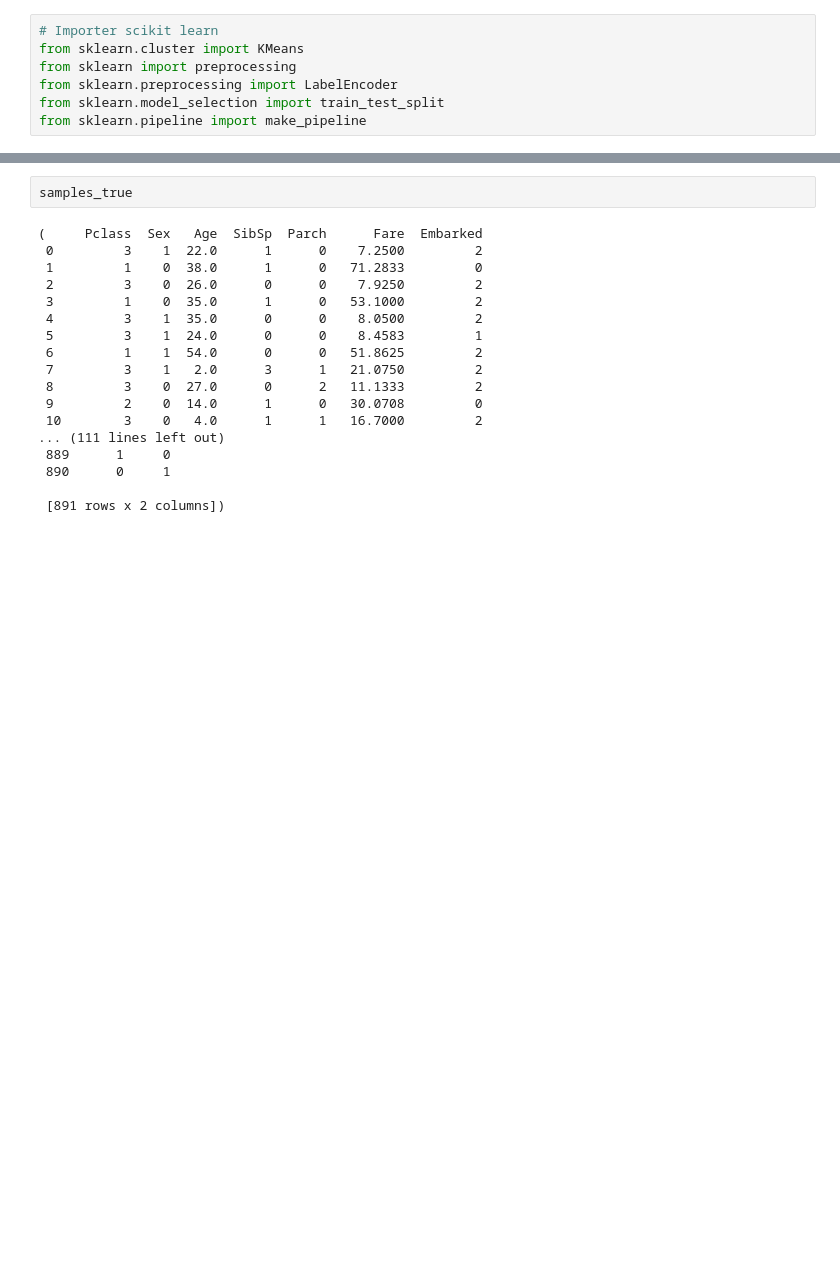
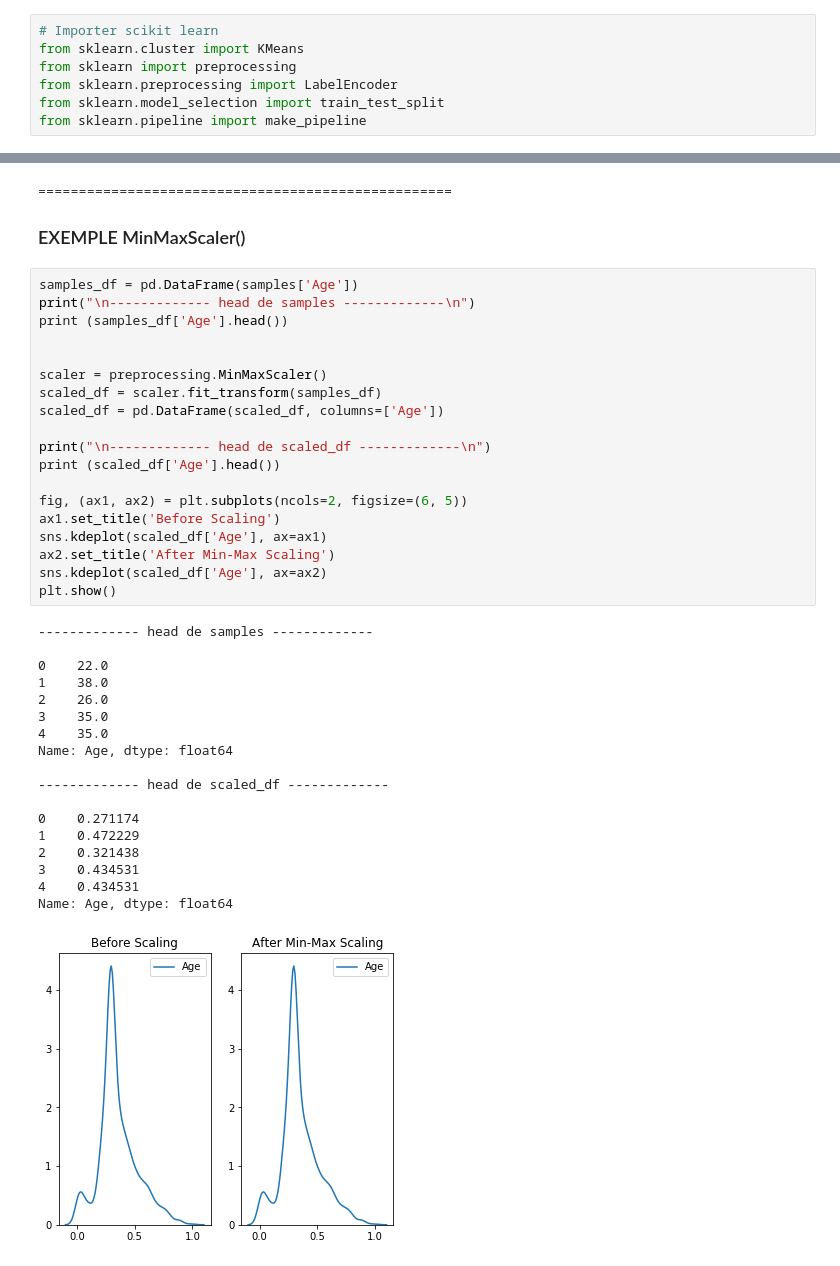
Before and after one commit to sebbsnow/exploratory-data-analysis-with-python, a Jupyter notebook: exploratory-data-analysis-with-python.ipynb, the cells around one changed output, grey strips where cells are left out. Cells and saved outputs as stored; diff of their text form; blank space fills up the shorter version.

```diff
--- a/exploratory-data-analysis-with-python.ipynb
+++ b/exploratory-data-analysis-with-python.ipynb
@@ -923,20 +916,41 @@ Name: Age, Length: 891, dtype: float64
-# %%
-samples_true
-# %% [output]
-(     Pclass  Sex   Age  SibSp  Parch      Fare  Embarked
- 0         3    1  22.0      1      0    7.2500         2
- 1         1    0  38.0      1      0   71.2833         0
- 2         3    0  26.0      0      0    7.9250         2
- 3         1    0  35.0      1      0   53.1000         2
- 4         3    1  35.0      0      0    8.0500         2
- 5         3    1  24.0      0      0    8.4583         1
- 6         1    1  54.0      0      0   51.8625         2
- 7         3    1   2.0      3      1   21.0750         2
- 8         3    0  27.0      0      2   11.1333         2
- 9         2    0  14.0      1      0   30.0708         0
- 10        3    0   4.0      1      1   16.7000         2
-... (111 lines left out)
- 889      1     0
- 890      0     1
-
- [891 rows x 2 columns])
+# %% [markdown]
+===================================================
+### EXEMPLE MinMaxScaler()
+# %%
+samples_df = pd.DataFrame(samples['Age'])
+print("\n------------- head de samples -------------\n")
+print (samples_df['Age'].head())
+
+
+scaler = preprocessing.MinMaxScaler()
+scaled_df = scaler.fit_transform(samples_df)
+scaled_df = pd.DataFrame(scaled_df, columns=['Age'])
+
+print("\n------------- head de scaled_df -------------\n")
+print (scaled_df['Age'].head())
+
+fig, (ax1, ax2) = plt.subplots(ncols=2, figsize=(6, 5))
+ax1.set_title('Before Scaling')
+sns.kdeplot(scaled_df['Age'], ax=ax1)
+ax2.set_title('After Min-Max Scaling')
+sns.kdeplot(scaled_df['Age'], ax=ax2)
+plt.show()
+# %% [output]
+------------- head de samples -------------
+
+0    22.0
+1    38.0
+2    26.0
+3    35.0
+4    35.0
+Name: Age, dtype: float64
+
+------------- head de scaled_df -------------
+
+0    0.271174
+1    0.472229
+2    0.321438
+3    0.434531
+4    0.434531
+Name: Age, dtype: float64
+[figure, added]
```
Also changed, not shown: parts of 17 cells of this notebook.
